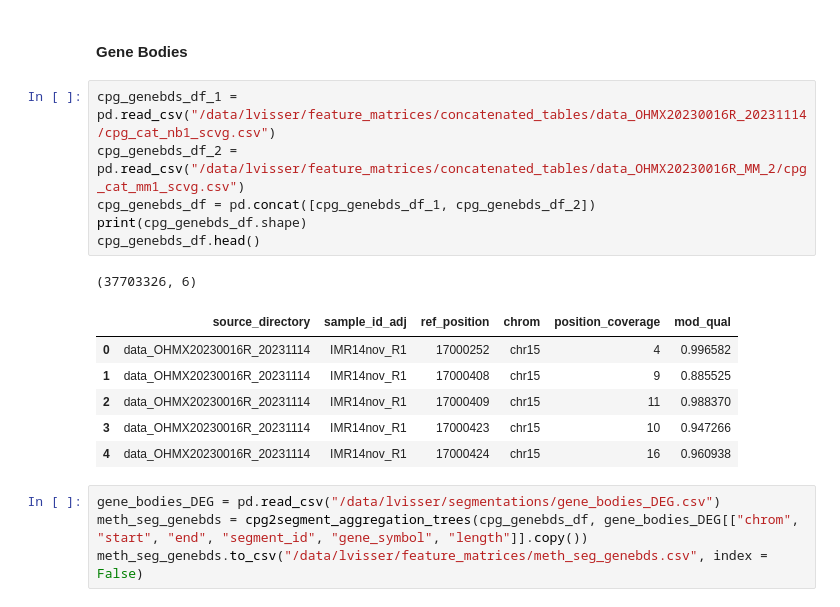
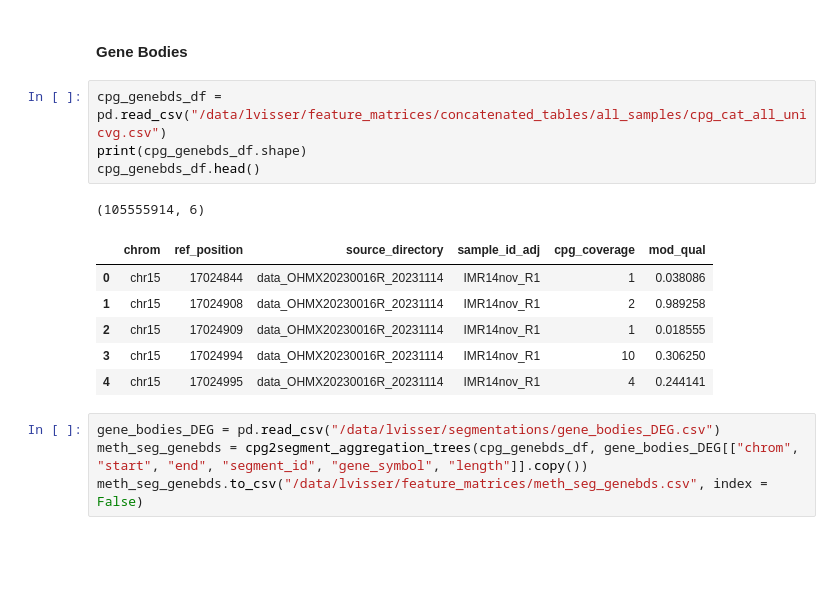
Before and after one commit to Lucmeister55/lvisser, a Jupyter notebook: segment_pm.ipynb, the cells around one changed output. Drawn from its saved outputs; the diff is of its cells as text; blank space fills up the shorter version.

```diff
--- a/segment_pm.ipynb
+++ b/segment_pm.ipynb
@@ -1039,19 +1054,17 @@ pca_plot(meth_seg_promotors_fm, n_components=2, group_column="Group", label_colu
 # %% [markdown]
 #### Gene Bodies
 # %%
-cpg_genebds_df_1 = pd.read_csv("/data/lvisser/feature_matrices/concatenated_tables/data_OHMX20230016R_20231114/cpg_cat_nb1_scvg.csv")
-cpg_genebds_df_2 = pd.read_csv("/data/lvisser/feature_matrices/concatenated_tables/data_OHMX20230016R_MM_2/cpg_cat_mm1_scvg.csv")
-cpg_genebds_df = pd.concat([cpg_genebds_df_1, cpg_genebds_df_2])
+cpg_genebds_df = pd.read_csv("/data/lvisser/feature_matrices/concatenated_tables/all_samples/cpg_cat_all_unicvg.csv")
 print(cpg_genebds_df.shape)
 cpg_genebds_df.head()
 # %% [output]
-(37703326, 6)
+(105555914, 6)
-|  | source_directory | sample_id_adj | ref_position | chrom | position_coverage | mod_qual |
-| 0 | data_OHMX20230016R_20231114 | IMR14nov_R1 | 17000252 | chr15 | 4 | 0.996582 |
-| 1 | data_OHMX20230016R_20231114 | IMR14nov_R1 | 17000408 | chr15 | 9 | 0.885525 |
-| 2 | data_OHMX20230016R_20231114 | IMR14nov_R1 | 17000409 | chr15 | 11 | 0.988370 |
-| 3 | data_OHMX20230016R_20231114 | IMR14nov_R1 | 17000423 | chr15 | 10 | 0.947266 |
-| 4 | data_OHMX20230016R_20231114 | IMR14nov_R1 | 17000424 | chr15 | 16 | 0.960938 |
+|  | chrom | ref_position | source_directory | sample_id_adj | cpg_coverage | mod_qual |
+| 0 | chr15 | 17024844 | data_OHMX20230016R_20231114 | IMR14nov_R1 | 1 | 0.038086 |
+| 1 | chr15 | 17024908 | data_OHMX20230016R_20231114 | IMR14nov_R1 | 2 | 0.989258 |
+| 2 | chr15 | 17024909 | data_OHMX20230016R_20231114 | IMR14nov_R1 | 1 | 0.018555 |
+| 3 | chr15 | 17024994 | data_OHMX20230016R_20231114 | IMR14nov_R1 | 10 | 0.306250 |
+| 4 | chr15 | 17024995 | data_OHMX20230016R_20231114 | IMR14nov_R1 | 4 | 0.244141 |
 # %%
 gene_bodies_DEG = pd.read_csv("/data/lvisser/segmentations/gene_bodies_DEG.csv")
 meth_seg_genebds = cpg2segment_aggregation_trees(cpg_genebds_df, gene_bodies_DEG[["chrom", "start", "end", "segment_id", "gene_symbol", "length"]].copy())
```
Also changed, not shown: parts of 61 cells of this notebook, 6 other files.
